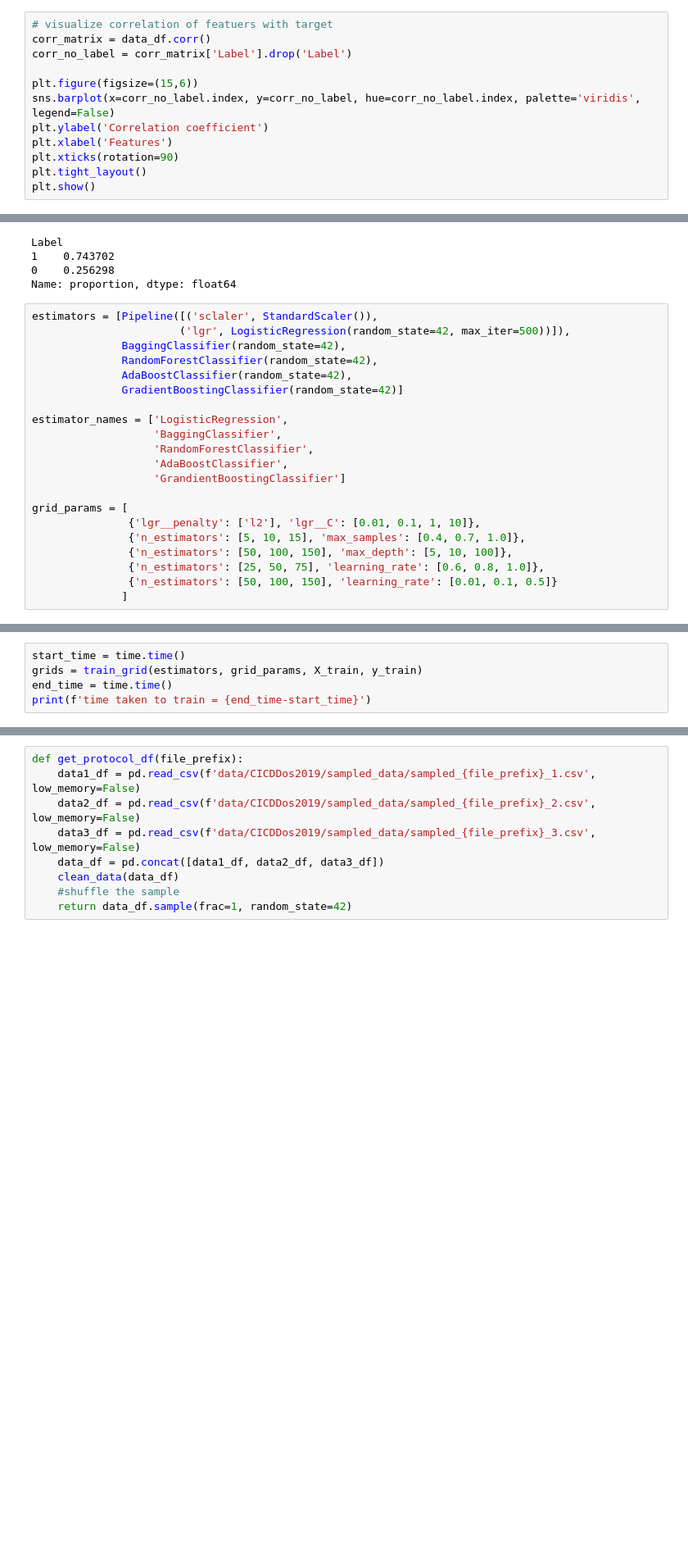
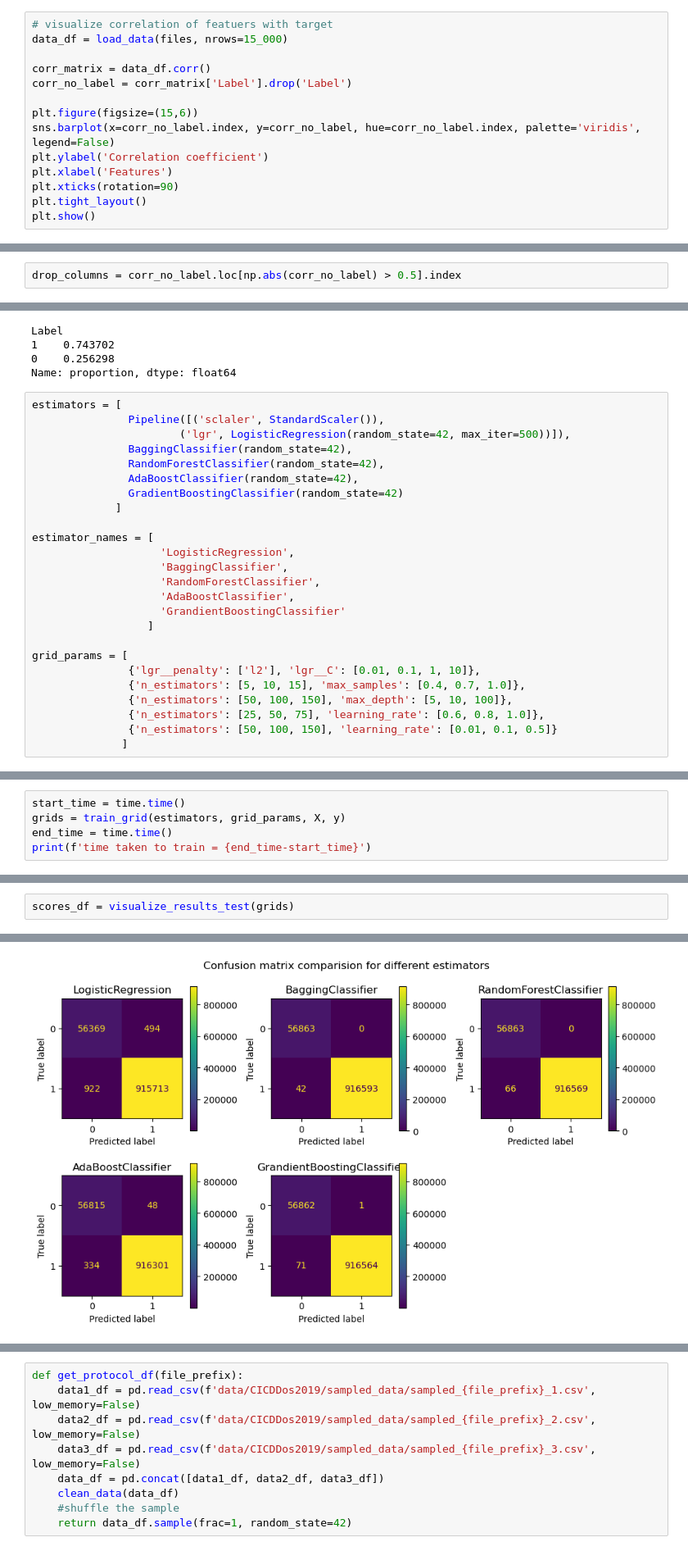
Before and after one commit to raosalapaka/ml-ddos, a Jupyter notebook: capstone_ddos_project_RS.ipynb, the cells around one changed output, grey strips where cells are left out. Shown at 82% size. Cells and saved outputs as stored; diff of their text form; blank space fills up the shorter version.

```diff
--- a/capstone_ddos_project_RS.ipynb
+++ b/capstone_ddos_project_RS.ipynb
@@ -308,5 +377,7 @@ def visualize_results_test(estimators):
 # %%
 # visualize correlation of featuers with target
+data_df = load_data(files, nrows=15_000)
+
 corr_matrix = data_df.corr()
 corr_no_label = corr_matrix['Label'].drop('Label')
 
@@ -324 +400,3 @@ drop_columns = ['Inbound', 'Down/Up Ratio', 'URG Flag Count']
+# %%
+drop_columns = corr_no_label.loc[np.abs(corr_no_label) > 0.5].index
 # %%
@@ -351,18 +418,22 @@ Label
 0    0.256298
 Name: proportion, dtype: float64
 # %%
-estimators = [Pipeline([('sclaler', StandardScaler()),
+estimators = [
+               Pipeline([('sclaler', StandardScaler()),
                        ('lgr', LogisticRegression(random_state=42, max_iter=500))]),
-              BaggingClassifier(random_state=42),
-              RandomForestClassifier(random_state=42),
-              AdaBoostClassifier(random_state=42),
-              GradientBoostingClassifier(random_state=42)]
+               BaggingClassifier(random_state=42),
+               RandomForestClassifier(random_state=42),
+               AdaBoostClassifier(random_state=42),
+               GradientBoostingClassifier(random_state=42)
+             ]
 
-estimator_names = ['LogisticRegression',
-                   'BaggingClassifier',
-                   'RandomForestClassifier',
-                   'AdaBoostClassifier',
-                   'GrandientBoostingClassifier']
+estimator_names = [
+                    'LogisticRegression',
+                    'BaggingClassifier',
+                    'RandomForestClassifier',
+                    'AdaBoostClassifier',
+                    'GrandientBoostingClassifier'
+                  ]
 
 grid_params = [
                {'lgr__penalty': ['l2'], 'lgr__C': [0.01, 0.1, 1, 10]},
@@ -374,6 +449,6 @@ grid_params = [
 # %%
 start_time = time.time()
-grids = train_grid(estimators, grid_params, X_train, y_train)
+grids = train_grid(estimators, grid_params, X, y)
 end_time = time.time()
 print(f'time taken to train = {end_time-start_time}')
 # %% [output]
@@ -438,0 +458,3 @@ Accuracy score comparison for different estimators
+# %%
+scores_df = visualize_results_test(grids)
+# %% [output]
@@ -438,0 +463 @@ Accuracy score comparison for different estimators
+[figure, added]
```
Also changed, not shown: parts of 26 cells of this notebook, 2 other files.
